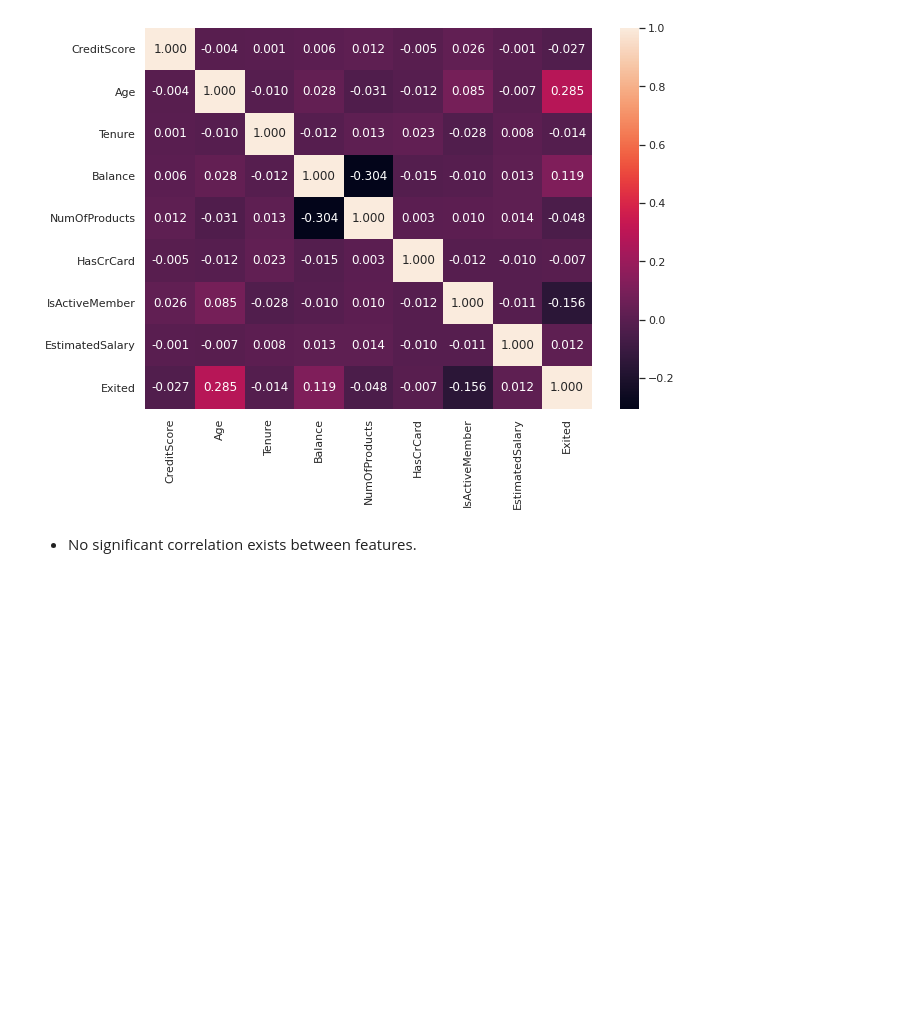
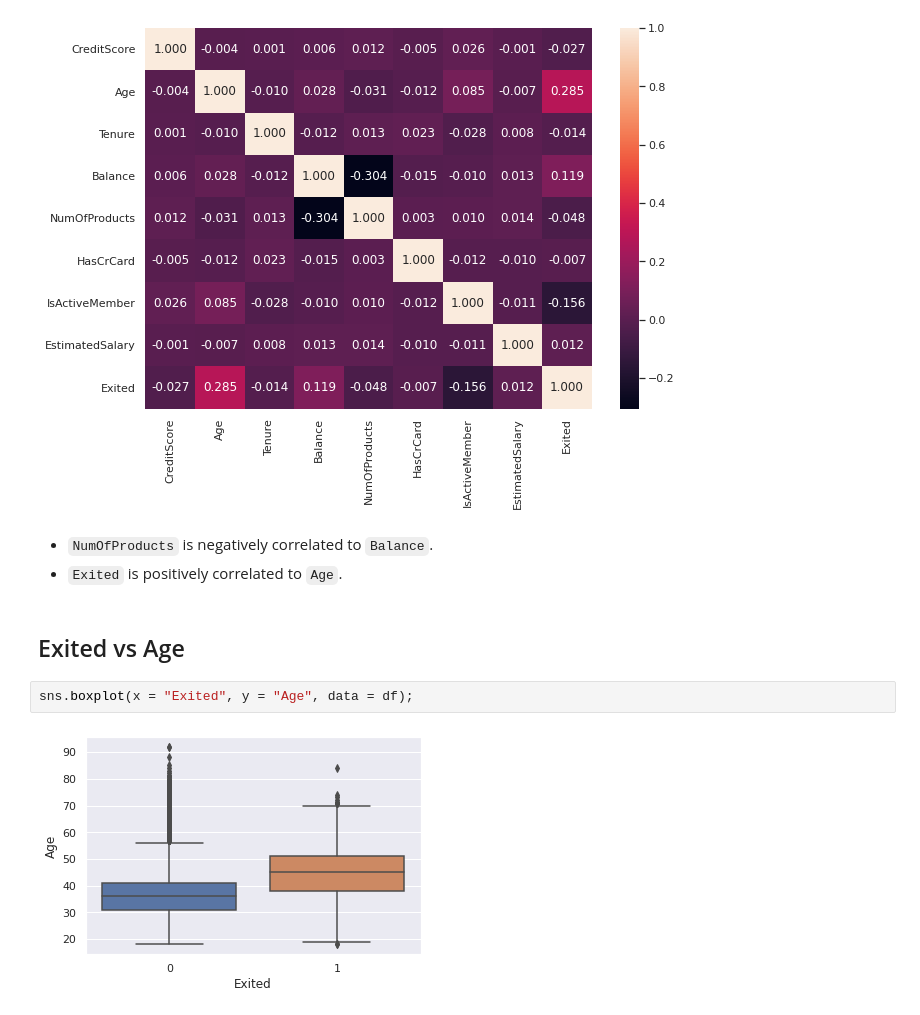
Before and after one commit to liangym2014/Data-science-and-machine-learning, a Jupyter notebook: 7.Bank_Churn.ipynb, the cells around one changed output. Drawn from its saved outputs; the diff is of its cells as text; blank space fills up the shorter version.

```diff
--- a/7.Bank_Churn.ipynb
+++ b/7.Bank_Churn.ipynb
@@ -255,5 +258,12 @@ plt.figure(figsize = (10,7));
 sns.heatmap(data = df.corr(), fmt = ".3f", annot = True);
 # %% [output]
 [figure]
-# %% [markdown]
-- No significant correlation exists between features.
+# %% [markdown]
+- `NumOfProducts` is negatively correlated to `Balance`.
+- `Exited` is positively correlated to `Age`.
+# %% [markdown]
+## Exited vs Age
+# %%
+sns.boxplot(x = "Exited", y = "Age", data = df);
+# %% [output]
+[figure, added]
```
Also changed, not shown: parts of 33 cells of this notebook.
